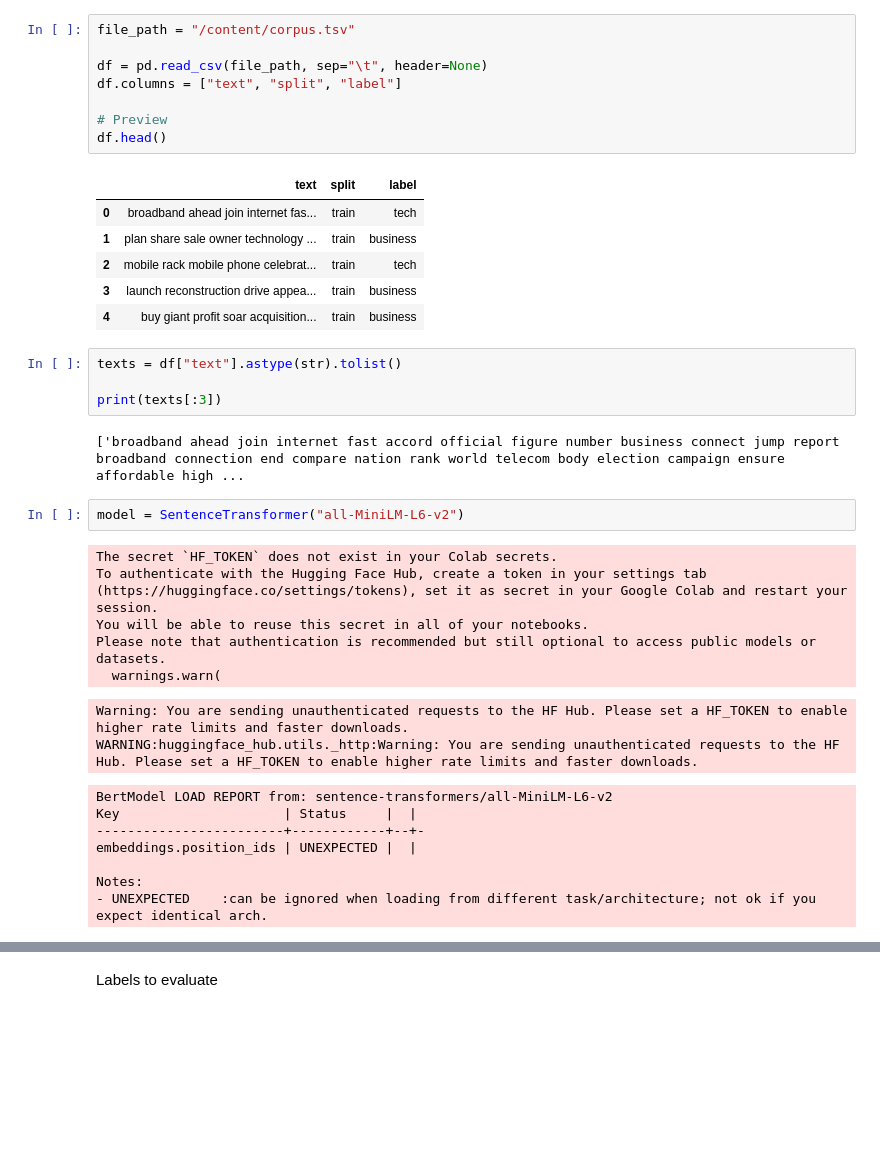
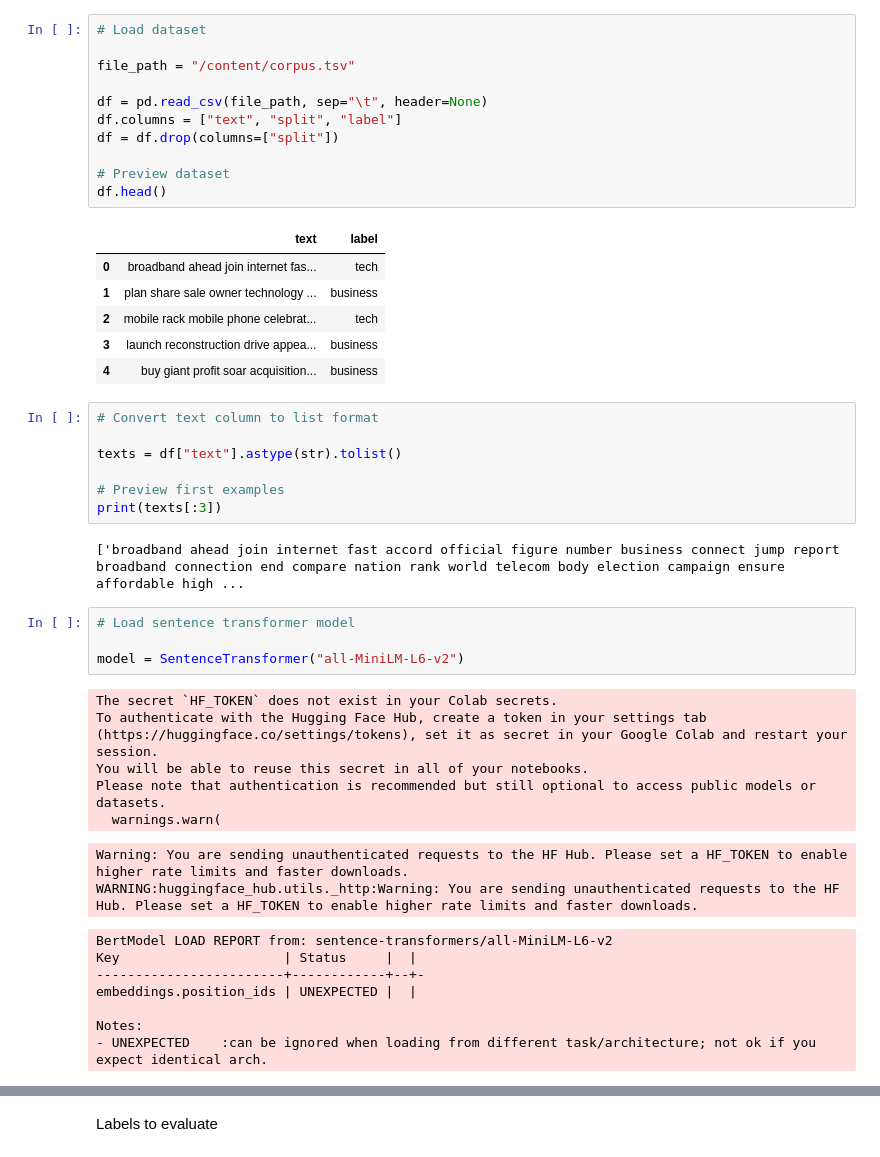
Before and after one commit to rleytonm/UoW-PETER, a Jupyter notebook: notebooks/Other_Clusters.ipynb, the cells around one changed output, grey strips where cells are left out. Drawn from its saved outputs; the diff is of its cells as text; blank space fills up the shorter version.

```diff
--- a/notebooks/Other_Clusters.ipynb
+++ b/notebooks/Other_Clusters.ipynb
@@ -40,25 +66,33 @@ Requirement already satisfied: threadpoolctl>=3.1.0 in /usr/local/lib/python3.12
 # %%
+# Load dataset
+
 file_path = "/content/corpus.tsv"
 
 df = pd.read_csv(file_path, sep="\t", header=None)
 df.columns = ["text", "split", "label"]
+df = df.drop(columns=["split"])
 
-# Preview
+# Preview dataset
 df.head()
 # %% [output]
-|  | text | split | label |
-| 0 | broadband ahead join internet fas... | train | tech |
-| 1 | plan share sale owner technology ... | train | business |
-| 2 | mobile rack mobile phone celebrat... | train | tech |
-| 3 | launch reconstruction drive appea... | train | business |
-| 4 | buy giant profit soar acquisition... | train | business |
+|  | text | label |
+| 0 | broadband ahead join internet fas... | tech |
+| 1 | plan share sale owner technology ... | business |
+| 2 | mobile rack mobile phone celebrat... | tech |
+| 3 | launch reconstruction drive appea... | business |
+| 4 | buy giant profit soar acquisition... | business |
 # %%
+# Convert text column to list format
+
 texts = df["text"].astype(str).tolist()
 
+# Preview first examples
 print(texts[:3])
 # %% [output]
 ['broadband ahead join internet fast accord official figure number business connect jump report broadband connection end compare nation rank world telecom body election campaign ensure affordable high ...
 # %%
+# Load sentence transformer model
+
 model = SentenceTransformer("all-MiniLM-L6-v2")
 # %% [output]
 The secret `HF_TOKEN` does not exist in your Colab secrets.
```
Also changed, not shown: parts of 30 cells of this notebook.
